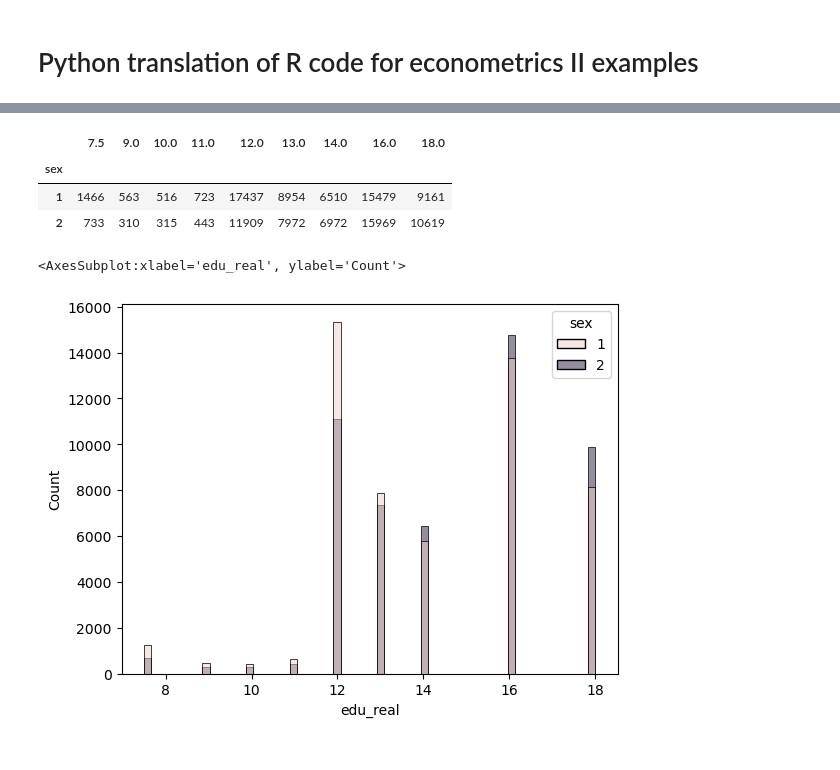
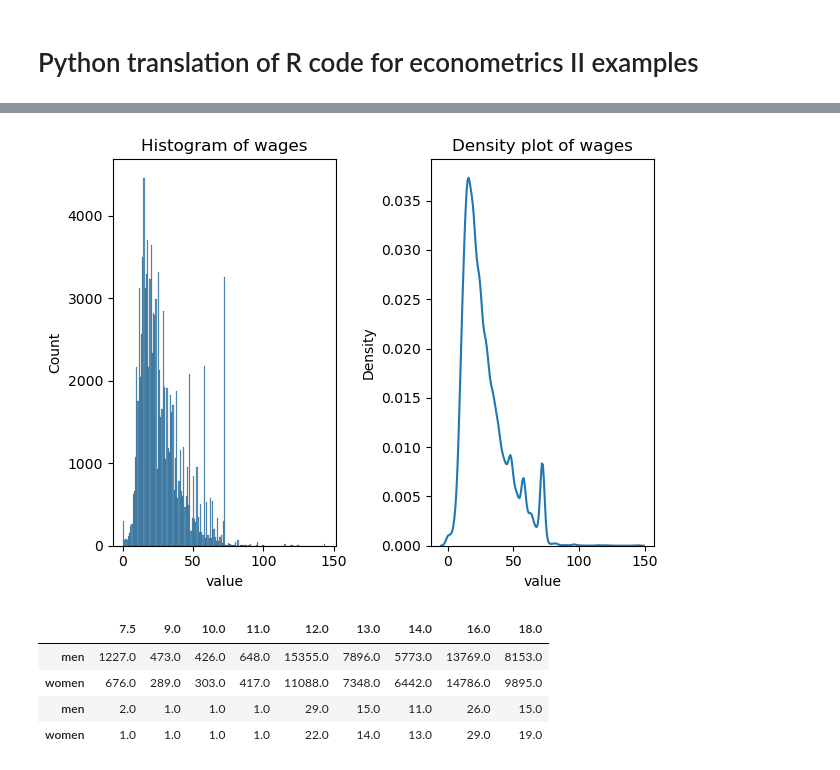
Before and after one commit to thorerismann/climate-python, a Jupyter notebook: econometrics-2/metrics-2-data.ipynb, the cells around one changed output, grey strips where cells are left out. Saved outputs shown, nothing was run; the diff lists cells and outputs as text; code cells hidden in the pictures.

```diff
--- a/econometrics-2/metrics-2-data.ipynb
+++ b/econometrics-2/metrics-2-data.ipynb
@@ -11,7 +11,7 @@ df = pd.read_stata('https://data.nber.org/morg/annual/morg20.dta')
 df_ = df.dropna()
 # %%
 # select relevant columns
-df_ = df[['uhourse','earnwke','sex','grade92','age']].copy()
+df_ = df_[['uhourse','earnwke','sex','grade92','age']].copy()
 # %%
 # get the hourly wage (weekly wage / number of hours per week)
 # drop values of > 50'000 / week
@@ -19,7 +19,7 @@ df_['wage'] = df_.earnwke/df.uhourse
 df_ = df_[df_.wage < 50000].copy()
 # %%
 # select number of hours worked in a week > 10, aged between 25 and 65
-df_ = df_.loc[(df.uhourse > 10) & (df.age > 24) & (df.age < 66)].copy()
+df_ = df_.loc[(df_.uhourse > 10) & (df_.age > 24) & (df_.age < 66)].copy()
 # %%
 # correct education to standard grade levels
 edukey = {'31':0, '32':2.5, '33':5.5, '34':7.5, '35':9, '36':10, '37':11, '38':12,'39':12, '40':13, '41':14,'42':14,'43':16, '44':18,'45':18,'46':18}
@@ -80,17 +68,18 @@ sns.hist_plot()
-# %%
-table_1_percent =
-# %% [output]
-|  | 7.5 | 9.0 | 10.0 | 11.0 | 12.0 | 13.0 | 14.0 | 16.0 | 18.0 |
-| sex |  |  |  |  |  |  |  |  |  |
-| 1 | 1466 | 563 | 516 | 723 | 17437 | 8954 | 6510 | 15479 | 9161 |
-| 2 | 733 | 310 | 315 | 443 | 11909 | 7972 | 6972 | 15969 | 10619 |
 # %%
 df_.reset_index(inplace=True, drop = False)
 # %%
-melted = df_.melt(id_vars=['sex','edu_real'],value_vars = 'wage')
+melted = df_.melt(id_vars=['edu_real'],value_vars = 'wage')
-# %%
-# histogran - need to look at output!
-sns.histplot(data = melted,x = 'edu_real', hue = 'sex')
-# %% [output]
-<AxesSubplot:xlabel='edu_real', ylabel='Count'>
-[figure, removed]
+# %%
+melted  = melted[melted.value < 150]
+# %%
+# figures 1 and 2 density and histogram of wages
+import matplotlib.pyplot as plt
+fig,axs = plt.subplots(1,2)
+sns.histplot(data = melted,x = 'value',ax = axs[0])
+axs[0].set_title('Histogram of wages')
+sns.kdeplot(data = melted,x = 'value',ax = axs[1])
+axs[1].set_title('Density plot of wages')
+plt.tight_layout()
+plt.show()
+# %% [output]
+[figure, added]
@@ -96,0 +98,8 @@ sns.histplot(data = melted,x = 'edu_real', hue = 'sex')
+# %%
+table_2
+# %% [output]
+|  | 7.5 | 9.0 | 10.0 | 11.0 | 12.0 | 13.0 | 14.0 | 16.0 | 18.0 |
+| men | 1227.0 | 473.0 | 426.0 | 648.0 | 15355.0 | 7896.0 | 5773.0 | 13769.0 | 8153.0 |
+| women | 676.0 | 289.0 | 303.0 | 417.0 | 11088.0 | 7348.0 | 6442.0 | 14786.0 | 9895.0 |
+| men | 2.0 | 1.0 | 1.0 | 1.0 | 29.0 | 15.0 | 11.0 | 26.0 | 15.0 |
+| women | 1.0 | 1.0 | 1.0 | 1.0 | 22.0 | 14.0 | 13.0 | 29.0 | 19.0 |
```
Also changed, not shown: parts of 18 cells of this notebook, 1 other file.
